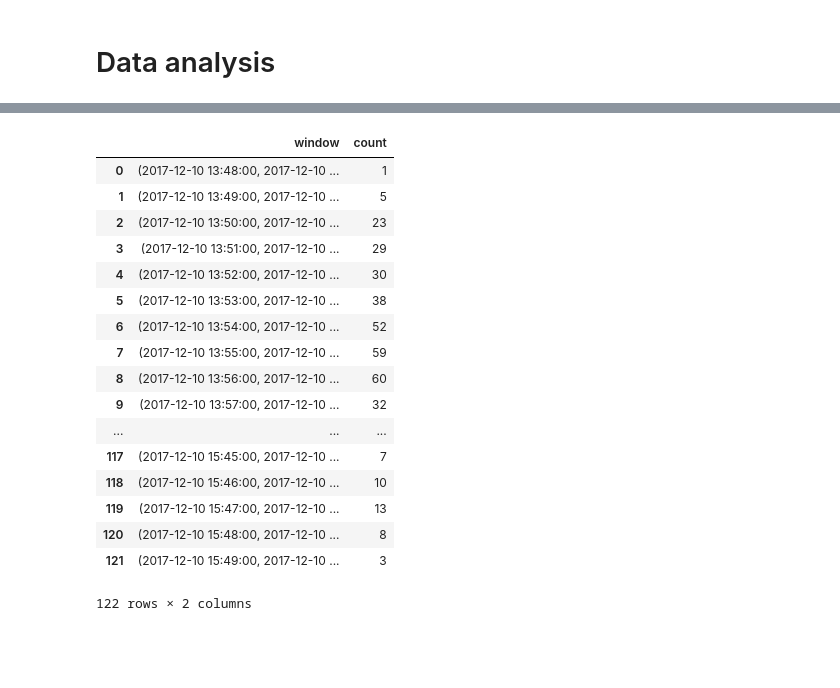
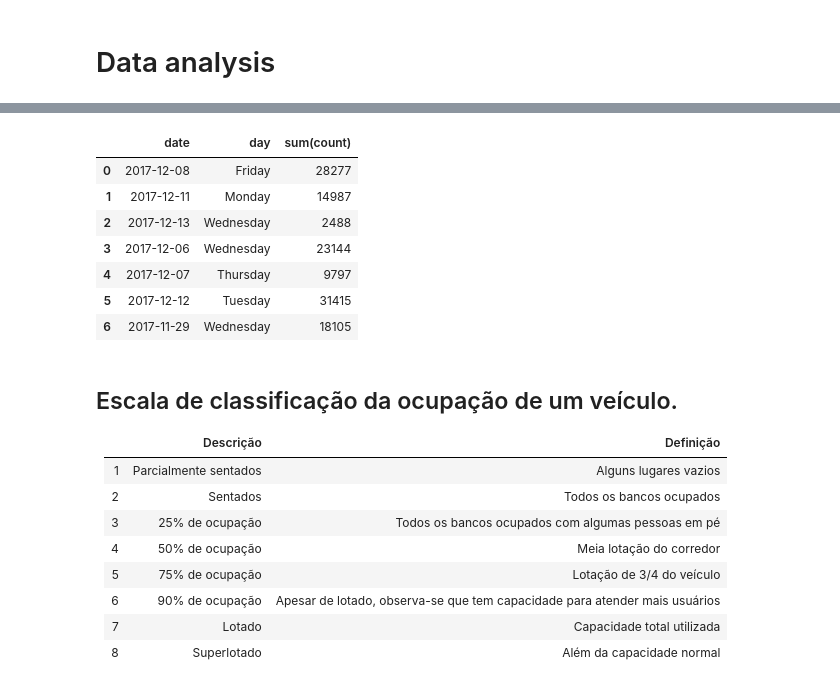
Before and after one commit to hilios/wifi-apc-analysis, a Jupyter notebook: analysis-v2.ipynb, the cells around one changed output, grey strips where cells are left out. Cells and saved outputs as stored; diff of their text form; code cells hidden in the pictures; blank space fills up the shorter version.

```diff
--- a/analysis-v2.ipynb
+++ b/analysis-v2.ipynb
@@ -99,52 +123,61 @@ phones_ds.groupBy("date").count().toPandas()
 # %%
 mins = lambda i: i * (60*60)
 
-IS_PASSENGER_THRESHOLD = 5
+IS_PASSENGER_THRESHOLD = 2
 
 sightings_within_5sec = (
     Window.partitionBy("mac")
     .orderBy(col("timestamp").cast("long"))
     .rangeBetween(0, 5)
 )
 
 sightings = (
     phones_ds
-    .filter(col("date") == "2017-12-10")
     .drop("date")
     # 1) Unique MAC sightings within 5 seconds
-    .withColumn("fst_sight", first("timestamp").over(sightings_within_1sec))
+    .withColumn("fst_sight", first("timestamp").over(sightings_within_5sec))
     .filter(col("fst_sight") == col("timestamp"))
     .drop("fst_sight")
-    # 2) Count distinct sightings in a sliding windown of 5 minutes each minute
+    # 2) Group sightings in a sliding windown of 5 minutes each minute
     .groupBy(window("timestamp", "3 minutes", "1 minute"))
     .agg(collect_list("mac").alias("addresses"))
     .orderBy("window")
-    # 3) Filter adresses only sighted once within the window
+    # 3) Filter adresses only sighted few times within the window
     .select("window", explode("addresses").alias("mac"))
     .groupBy("window", "mac").count()
-    .filter(col("count") > 5)
+    .filter(col("count") > IS_PASSENGER_THRESHOLD)
     .drop("count")
     # 4) Estimate the occupation
     .groupBy("window").count()
 )
 
-sightings.toPandas()
+# Summary
+(
+    sightings
+    .withColumn("day", date_format("window.start", "EEEE"))
+    .withColumn("date", date_format("window.start", "yyyy-MM-dd"))
+    .groupBy("date").agg(first("day").alias("day"), sum("count"))
+    .toPandas()
+)
 # %% [output]
-|  | window | count |
-| 0 | (2017-12-10 13:48:00, 2017-12-10 ... | 1 |
-| 1 | (2017-12-10 13:49:00, 2017-12-10 ... | 5 |
-| 2 | (2017-12-10 13:50:00, 2017-12-10 ... | 23 |
-| 3 | (2017-12-10 13:51:00, 2017-12-10 ... | 29 |
-| 4 | (2017-12-10 13:52:00, 2017-12-10 ... | 30 |
-| 5 | (2017-12-10 13:53:00, 2017-12-10 ... | 38 |
-| 6 | (2017-12-10 13:54:00, 2017-12-10 ... | 52 |
-| 7 | (2017-12-10 13:55:00, 2017-12-10 ... | 59 |
-| 8 | (2017-12-10 13:56:00, 2017-12-10 ... | 60 |
-| 9 | (2017-12-10 13:57:00, 2017-12-10 ... | 32 |
-| ... | ... | ... |
-| 117 | (2017-12-10 15:45:00, 2017-12-10 ... | 7 |
-| 118 | (2017-12-10 15:46:00, 2017-12-10 ... | 10 |
-| 119 | (2017-12-10 15:47:00, 2017-12-10 ... | 13 |
-| 120 | (2017-12-10 15:48:00, 2017-12-10 ... | 8 |
-| 121 | (2017-12-10 15:49:00, 2017-12-10 ... | 3 |
+|  | date | day | sum(count) |
+| 0 | 2017-12-08 | Friday | 28277 |
+| 1 | 2017-12-11 | Monday | 14987 |
+| 2 | 2017-12-13 | Wednesday | 2488 |
+| 3 | 2017-12-06 | Wednesday | 23144 |
+| 4 | 2017-12-07 | Thursday | 9797 |
+| 5 | 2017-12-12 | Tuesday | 31415 |
+| 6 | 2017-11-29 | Wednesday | 18105 |
-122 rows × 2 columns
+# %% [markdown]
+## Escala de classificação da ocupação de um veículo.
+
+|   | Descrição | Definição |
+|---|-----------|-----------|
+| 1 | Parcialmente sentados | Alguns lugares vazios |
+| 2 | Sentados | Todos os bancos ocupados |
+| 3 | 25% de ocupação | Todos os bancos ocupados com algumas pessoas em pé |
+| 4 | 50% de ocupação | Meia lotação do corredor |
+| 5 | 75% de ocupação | Lotação de 3/4 do veículo |
+| 6 | 90% de ocupação | Apesar de lotado, observa-se que tem capacidade para atender mais usuários |
+| 7 | Lotado | Capacidade total utilizada |
+| 8 | Superlotado | Além da capacidade normal |
```
Also changed, not shown: parts of 10 cells of this notebook.
